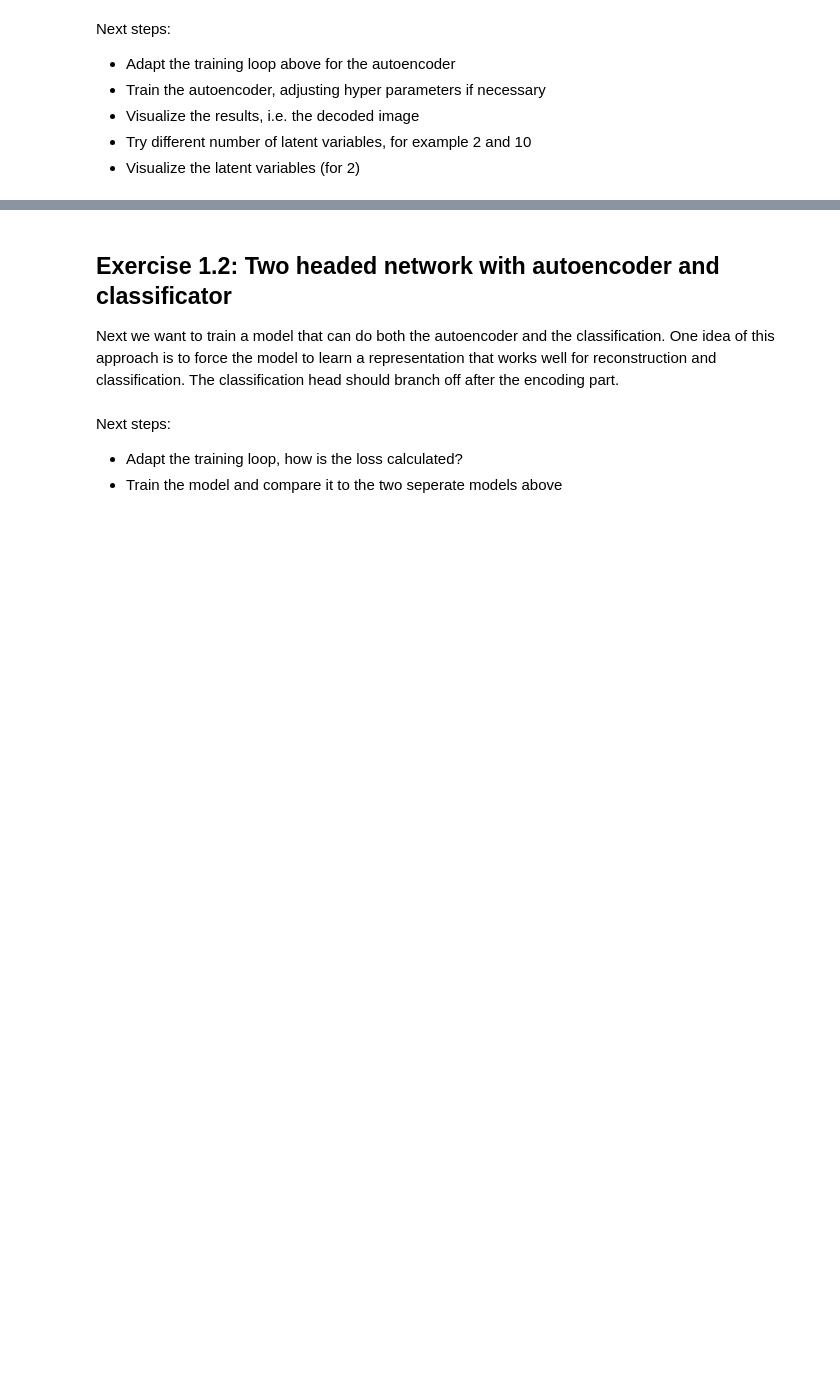
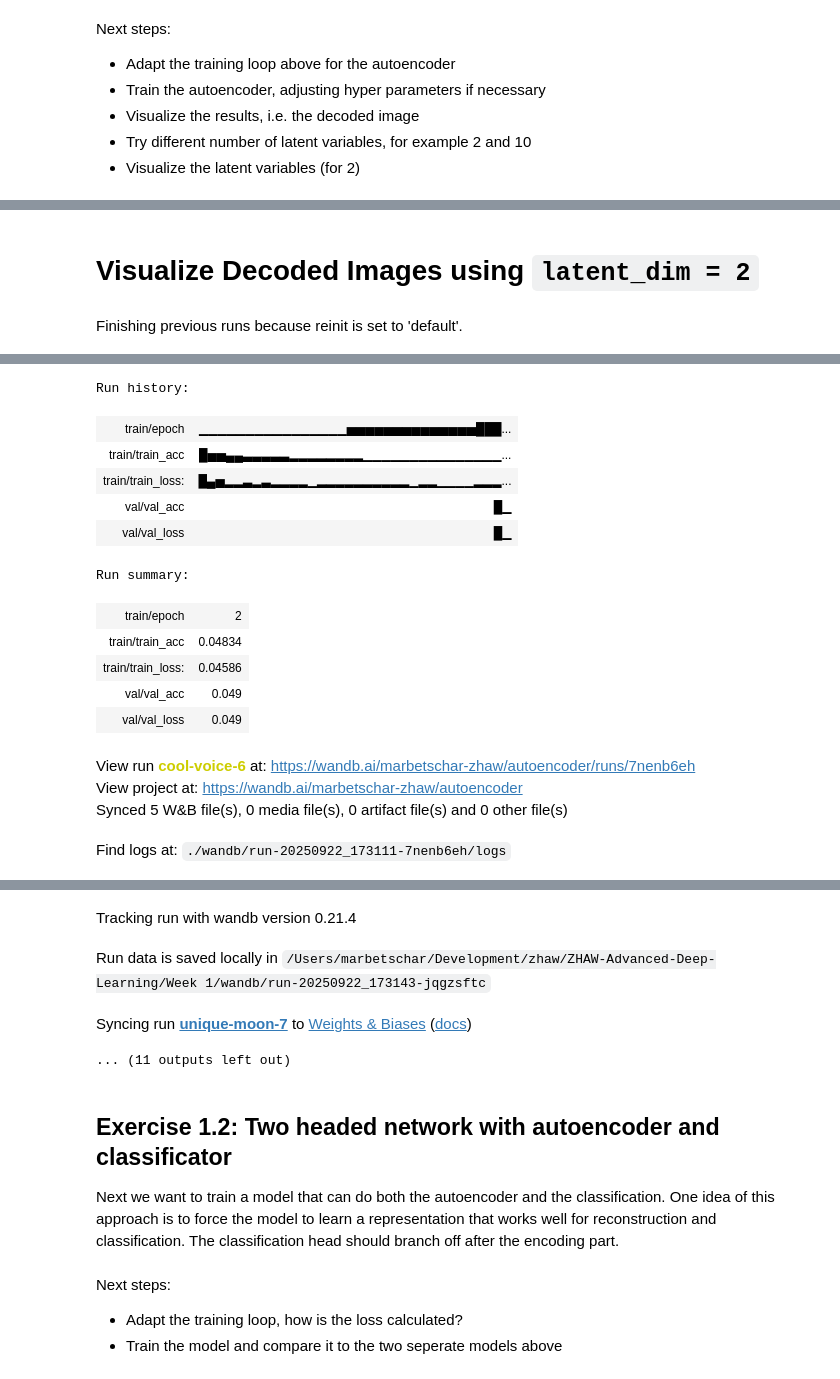
Before and after one commit to marbetschar/ZHAW-Advanced-Deep-Learning, a Jupyter notebook: Week 1/adl_ex01.ipynb, the cells around one changed output, grey strips where cells are left out. Saved outputs shown, nothing was run; the diff lists cells and outputs as text; code cells hidden in the pictures; blank space fills up the shorter version.

```diff
--- a/Week 1/adl_ex01.ipynb
+++ b/Week 1/adl_ex01.ipynb
@@ -413,0 +597,12 @@ Next steps:
+# %% [markdown]
+# Visualize Decoded Images using `latent_dim = 2`
+# %%
+model = LinearAutoencoder(latent_dim=2, input_dim=28, input_channels=1)
+metrics = MeanSquaredError()
+optimizer = optim.Adam(model.parameters(), lr=0.001)
+loss = nn.MSELoss()
+
+train_autoencoder(epochs=10, model=model, loss_function=loss, optimizer=optimizer, metrics=metrics, device=device)
+visualize(model)
+# %% [output]
+Finishing previous runs because reinit is set to 'default'.
@@ -413,0 +610,16 @@ Next steps:
+Run history:
+| train/epoch | ▁▁▁▁▁▁▁▁▁▁▁▁▁▁▁▁▅▅▅▅▅▅▅▅▅▅▅▅▅▅███... |
+| train/train_acc | █▅▅▄▄▃▃▃▃▃▂▂▂▂▂▂▂▂▁▁▁▁▁▁▁▁▁▁▁▁▁▁▁... |
+| train/train_loss: | █▄▅▂▂▃▂▃▂▂▂▂▁▂▂▂▂▂▂▂▂▂▂▁▂▂▁▁▁▁▂▂▂... |
+| val/val_acc | █▁ |
+| val/val_loss | █▁ |
+Run summary:
+| train/epoch | 2 |
+| train/train_acc | 0.04834 |
+| train/train_loss: | 0.04586 |
+| val/val_acc | 0.049 |
+| val/val_loss | 0.049 |
+View run cool-voice-6 at: https://wandb.ai/marbetschar-zhaw/autoencoder/runs/7nenb6eh
+View project at: https://wandb.ai/marbetschar-zhaw/autoencoder
+Synced 5 W&B file(s), 0 media file(s), 0 artifact file(s) and 0 other file(s)
+Find logs at: ./wandb/run-20250922_173111-7nenb6eh/logs
@@ -414,3 +627,7 @@ Next steps:
+Tracking run with wandb version 0.21.4
+Run data is saved locally in /Users/marbetschar/Development/zhaw/ZHAW-Advanced-Deep-Learning/Week 1/wandb/run-20250922_173143-jqgzsftc
+Syncing run unique-moon-7 to Weights & Biases (docs)
+... (11 outputs left out)
 # %% [markdown]
 ## Exercise 1.2: Two headed network with autoencoder and classificator
 
```
Also changed, not shown: parts of 14 cells of this notebook.
